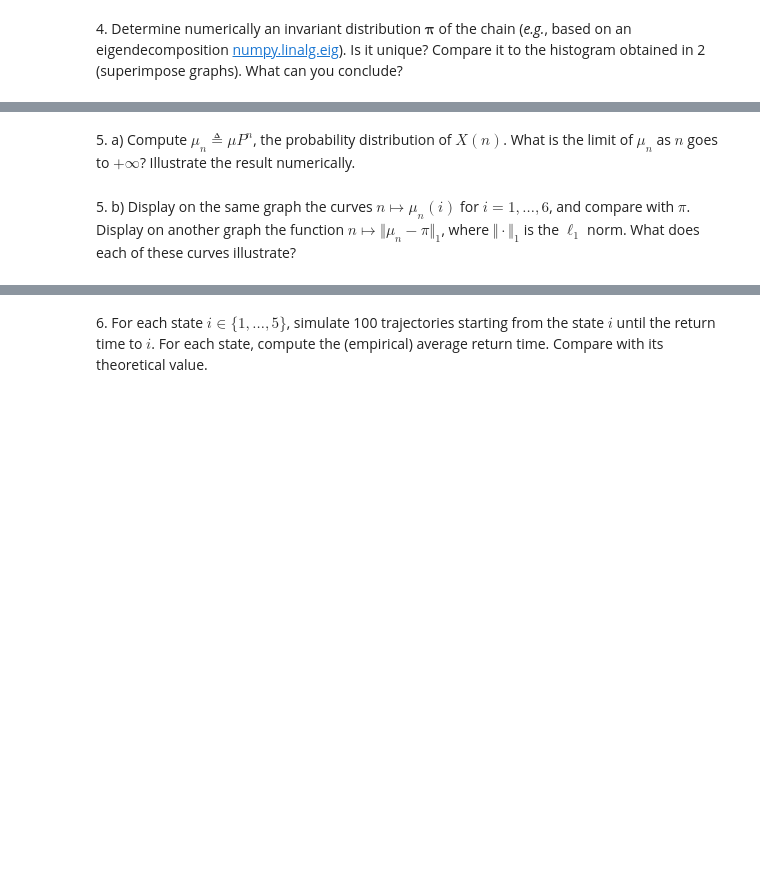
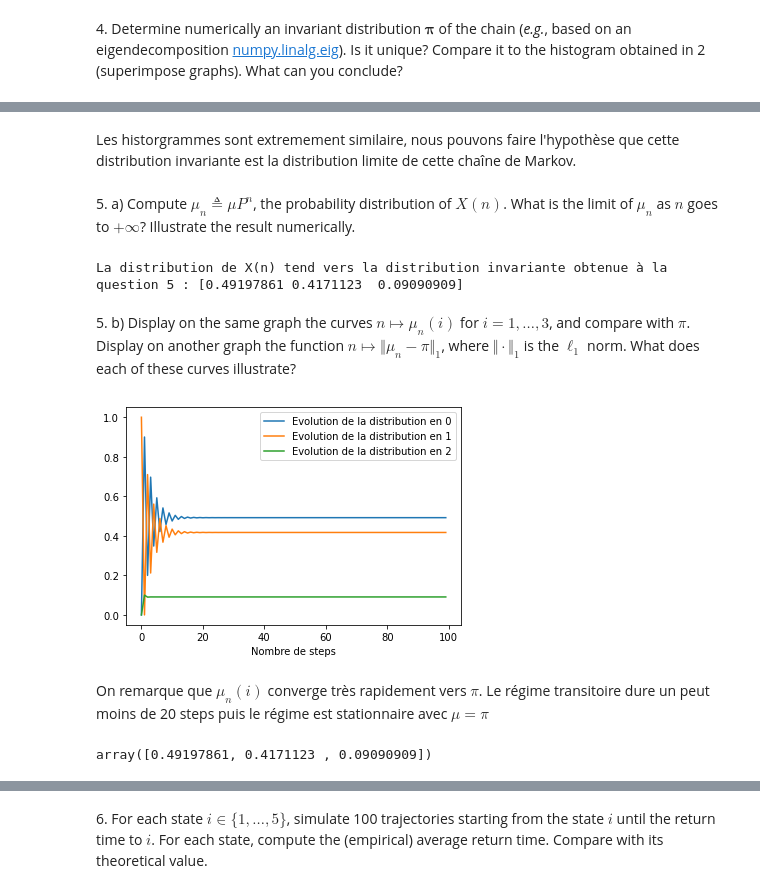
Before and after one commit to heez77/g3_markov, a Jupyter notebook: lab1_JEAN_GEY/lab1_JEAN_GEY.ipynb, the cells around one changed output, grey strips where cells are left out. Cells and saved outputs as stored; diff of their text form; code cells hidden in the pictures; blank space fills up the shorter version.

```diff
--- a/lab1_JEAN_GEY/lab1_JEAN_GEY.ipynb
+++ b/lab1_JEAN_GEY/lab1_JEAN_GEY.ipynb
@@ -172,2 +178,4 @@ IndexError: too many indices for array: array is 0-dimensional, but 1 were index
+# %% [markdown]
+Les historgrammes sont extremement similaire, nous pouvons faire l'hypothèse que cette distribution invariante est la distribution limite de cette chaîne de Markov.
 # %% [markdown]
 5\. a) Compute $\mu_n \triangleq \mu P^n$, the probability distribution of $X(n)$. What is the limit of $\mu_n$ as $n$ goes to $+\infty$? Illustrate the result numerically.
@@ -174,2 +184,23 @@ IndexError: too many indices for array: array is 0-dimensional, but 1 were index
+# %%
+workflow_2.check_invariant_distribution()
+# %% [output]
+La distribution de X(n) tend vers la distribution invariante obtenue à la question 5 : [0.49197861 0.4171123  0.09090909]
 # %% [markdown]
-5\. b) Display on the same graph the curves $n \mapsto \mu_n(i)$ for $i = 1, \dotsc , 6$, and compare with $\pi$. Display on another graph the function $n \mapsto \Vert \mu_n - \pi \Vert_1$, where $\Vert \cdot \Vert_1$ is the $\ell_1$ norm. What does each of these curves illustrate?
+5\. b) Display on the same graph the curves $n \mapsto \mu_n(i)$ for $i = 1, \dotsc , 3$, and compare with $\pi$. Display on another graph the function $n \mapsto \Vert \mu_n - \pi \Vert_1$, where $\Vert \cdot \Vert_1$ is the $\ell_1$ norm. What does each of these curves illustrate?
+# %%
+import matplotlib.pyplot as plt
+plt.figure()
+plt.plot(history_mu[:,0],label="Evolution de la distribution en 0")
+plt.plot(history_mu[:,1],label = "Evolution de la distribution en 1")
+plt.plot(history_mu[:,2],label = "Evolution de la distribution en 2")
+plt.xlabel("Nombre de steps")
+plt.legend()
+plt.show()
+# %% [output]
+[figure, added]
+# %% [markdown]
+On remarque que $\mu_{n}(i)$ converge très rapidement vers $\pi$. Le régime transitoire dure un peut moins de 20 steps puis le régime est stationnaire avec $\mu = \pi$
+# %%
+normalized_vector
+# %% [output]
+array([0.49197861, 0.4171123 , 0.09090909])
```
Also changed, not shown: parts of 10 cells of this notebook, 1 other file.
